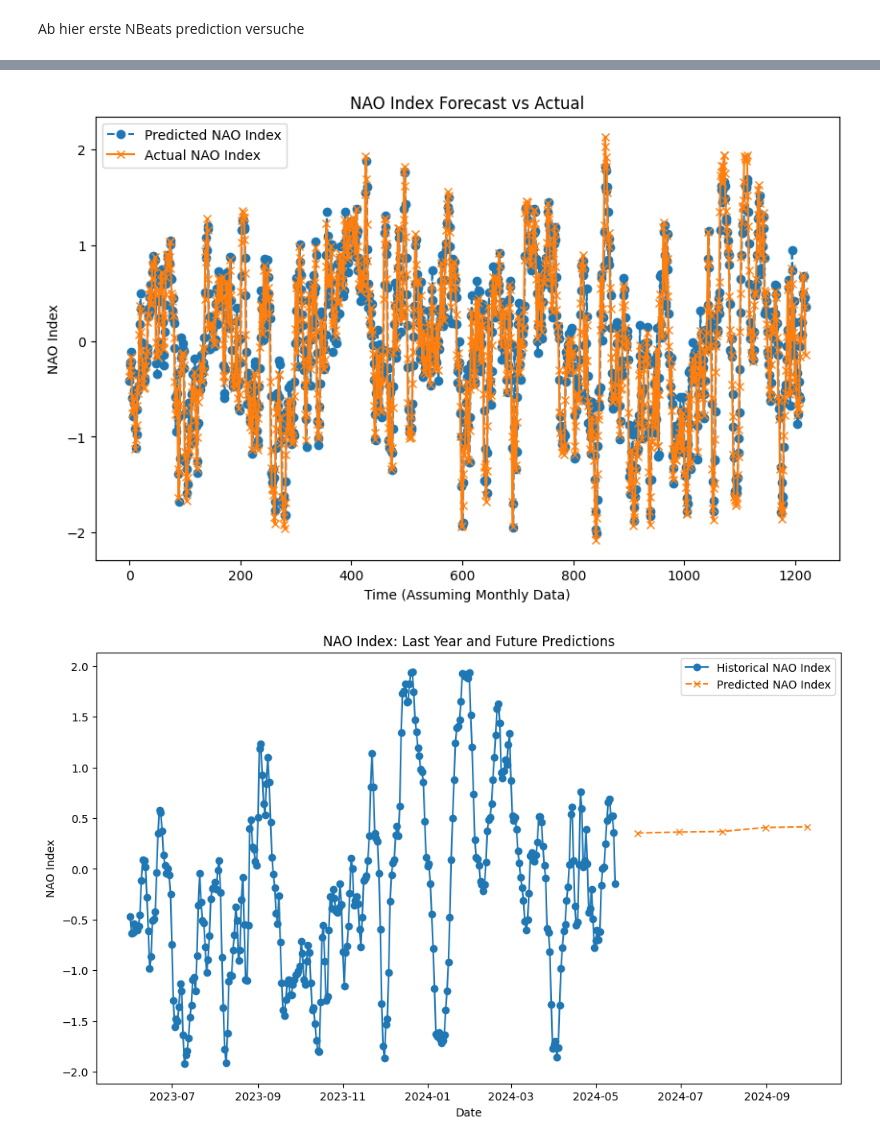
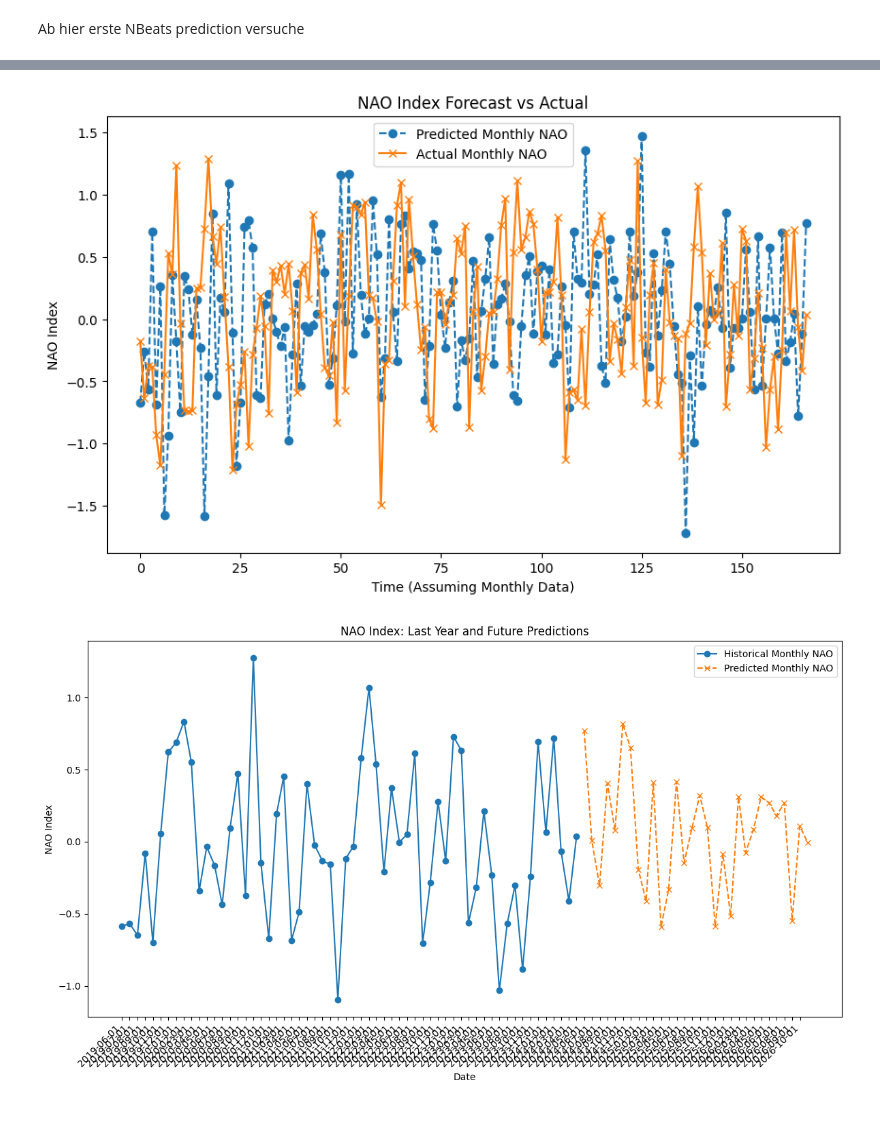
Before and after one commit to LudwigMeder/Time-Series-Prediction-of-the-NAO, a Jupyter notebook: development/NAO_NBeats_first_try.ipynb, the cells around one changed output, grey strips where cells are left out. Drawn from its saved outputs; the diff is of its cells as text; code cells hidden in the pictures; blank space fills up the shorter version.

```diff
--- a/development/NAO_NBeats_first_try.ipynb
+++ b/development/NAO_NBeats_first_try.ipynb
@@ -253,7 +269,7 @@ X_test_tensor = torch.tensor(X_test).float().to(device)
 y_test_tensor = torch.tensor(y_test).float().unsqueeze(-1).to(device)
 # %%
 #Train the model
-num_epochs = 100
+num_epochs = 200
 for epoch in range(num_epochs):
     model.train()
     optimizer.zero_grad()
@@ -304,17 +330,17 @@ y_test_rescaled = scaler.inverse_transform(y_test_np)
 
 # Now, plotting
 plt.figure(figsize=(10, 6))
-plt.plot(predictions_rescaled, label='Predicted NAO Index', linestyle='--', marker='o')
-plt.plot(y_test_rescaled, label='Actual NAO Index', marker='x')
+plt.plot(predictions_rescaled, label='Predicted Monthly NAO', linestyle='--', marker='o')
+plt.plot(y_test_rescaled, label='Actual Monthly NAO', marker='x')
 plt.title('NAO Index Forecast vs Actual')
 plt.xlabel('Time (Assuming Monthly Data)')
 plt.ylabel('NAO Index')
 plt.legend()
 plt.show()
 # %% [output]
-[figure, old version]
+[figure, new version]
 # %%
-n_future_steps = 5  # Number of future steps you want to predict
+n_future_steps = 30  # Number of future steps you want to predict
 future_predictions = []
 
 # Start with the most recent known data sequence
@@ -339,7 +365,7 @@ future_predictions_rescaled = scaler.inverse_transform(future_predictions).flatt
 import pandas as pd
 
 # Assume NAO_df has a DateTimeIndex
-last_date = NAO_df.index[-1]  # Gets the last date from your historical data
+last_date = Monthly_NAO_df_reset.index[-1]  # Gets the last date from your historical data
 
 # Generating future dates starting from the next month of the last_date
 future_dates = pd.date_range(start=last_date + pd.Timedelta(days=1), periods=len(future_predictions_rescaled), freq='M')
@@ -348,29 +374,29 @@ future_dates = pd.date_range(start=last_date + pd.Timedelta(days=1), periods=len
 future_df = pd.DataFrame(future_predictions_rescaled, index=future_dates, columns=['Predicted_NAO_Index'])
 
 # Concatenate the historical and future prediction DataFrames
-full_df = pd.concat([NAO_df, future_df])
+full_df = pd.concat([Monthly_NAO_df_reset, future_df])
 # %%
 # Extracting last year's data from the historical DataFrame
-last_year_data = NAO_df.last('12M')  # Adjust the '12M' if your data's frequency isn't monthly or to change the duration
-
-# Alternatively, if the above method doesn't work as expected, you can manually specify the range
-# last_year_date = NAO_df.index.max() - pd.DateOffset(months=12)
-# last_year_data = NAO_df[last_year_date:]
+last_year_data = Monthly_NAO_df_reset.last('60M')  # Adjust the '12M' if your data's frequency isn't monthly or to change the duration
 # %%
 import matplotlib.pyplot as plt
 
 plt.figure(figsize=(12, 7))
 
 # Plotting the last year's historical data
-plt.plot(last_year_data.index, last_year_data['nao_index_cdas'], label='Historical NAO Index', marker='o')
+plt.plot(last_year_data.index, last_year_data['monthly_mean'], label='Historical Monthly NAO', marker='o')
 
 # Plotting the future predictions
-plt.plot(future_df.index, future_df['Predicted_NAO_Index'], linestyle='--', label='Predicted NAO Index', marker='x')
+plt.plot(future_df.index, future_df['Predicted_NAO_Index'], linestyle='--', label='Predicted Monthly NAO', marker='x')
 
 plt.title('NAO Index: Last Year and Future Predictions')
 plt.xlabel('Date')
 plt.ylabel('NAO Index')
 plt.legend()
+
+plt.xticks(pd.date_range(last_year_data.index[0], future_df.index[-1], freq='MS'), rotation=45, ha='right')
+
+plt.tight_layout()
 plt.show()
 # %% [output]
-[figure, old version]
+[figure, new version]
```
Also changed, not shown: parts of 35 cells of this notebook.
